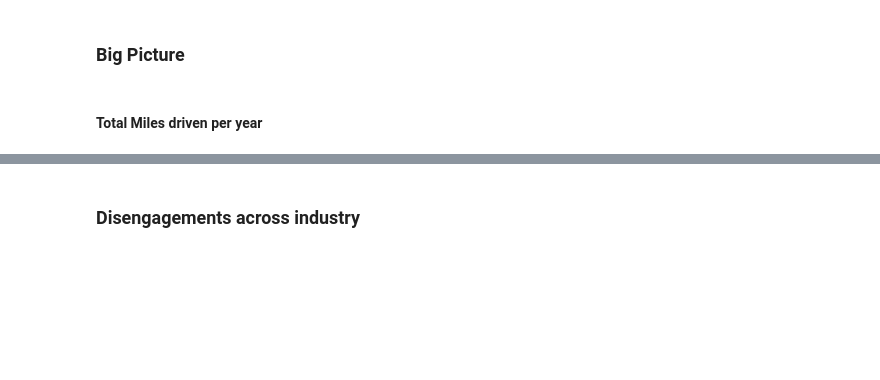
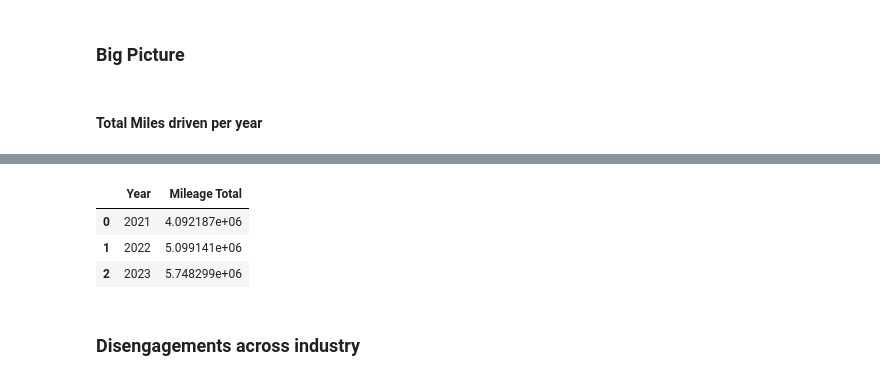
Before and after one commit to Kyle-Markwardt/self-driving-vehicles, a Jupyter notebook: main.ipynb, the cells around one changed output, grey strips where cells are left out. Cells and saved outputs as stored; diff of their text form; code cells hidden in the pictures; blank space fills up the shorter version.

```diff
--- a/main.ipynb
+++ b/main.ipynb
@@ -583,3 +635,10 @@ show(p)
+# %%
+line_go_up.head()
+# %% [output]
+|  | Year | Mileage Total |
+| 0 | 2021 | 4.092187e+06 |
+| 1 | 2022 | 5.099141e+06 |
+| 2 | 2023 | 5.748299e+06 |
 # %%
 ### Miles driven donut by operator? only a few DOMINATE the space.
 ## No need? Show by above graphs?
```
Also changed, not shown: parts of 4 cells of this notebook, 1 other file.
